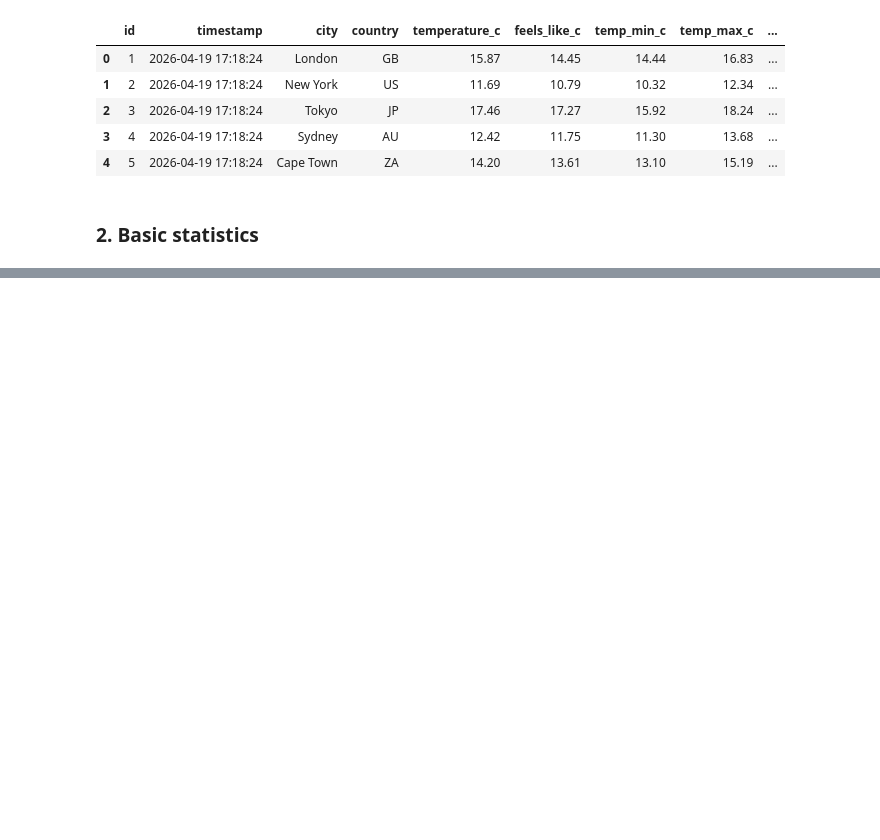
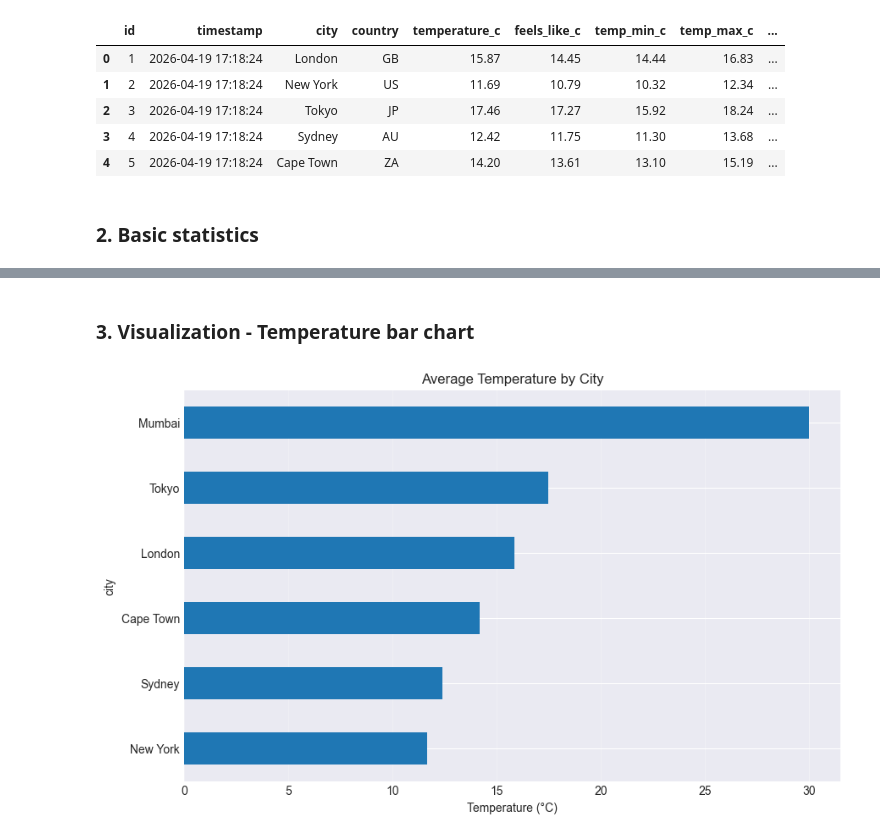
Before and after one commit to Ginna-seerane/Weather-ETL-Pipeline, a Jupyter notebook: notebooks/4_analysis.ipynb, the cells around one changed output, grey strips where cells are left out. Drawn from its saved outputs; the diff is of its cells as text; code cells hidden in the pictures; blank space fills up the shorter version.

```diff
--- a/notebooks/4_analysis.ipynb
+++ b/notebooks/4_analysis.ipynb
@@ -30,0 +38,14 @@ ProgrammingError: 1146 (42S02): Table 'weather_db.weather_log' doesn't exist
+# %% [markdown]
+### 3. Visualization - Temperature bar chart
+# %%
+# Temperature by city
+city_temps = df.groupby('city')['temperature_c'].mean().sort_values()
+
+plt.figure(figsize=(10, 6))
+city_temps.plot(kind='barh')
+plt.xlabel('Temperature (°C)')
+plt.title('Average Temperature by City')
+plt.grid(axis='x', alpha=0.3)
+plt.show()
+# %% [output]
+[figure, added]
```
Also changed, not shown: parts of 4 cells of this notebook.
